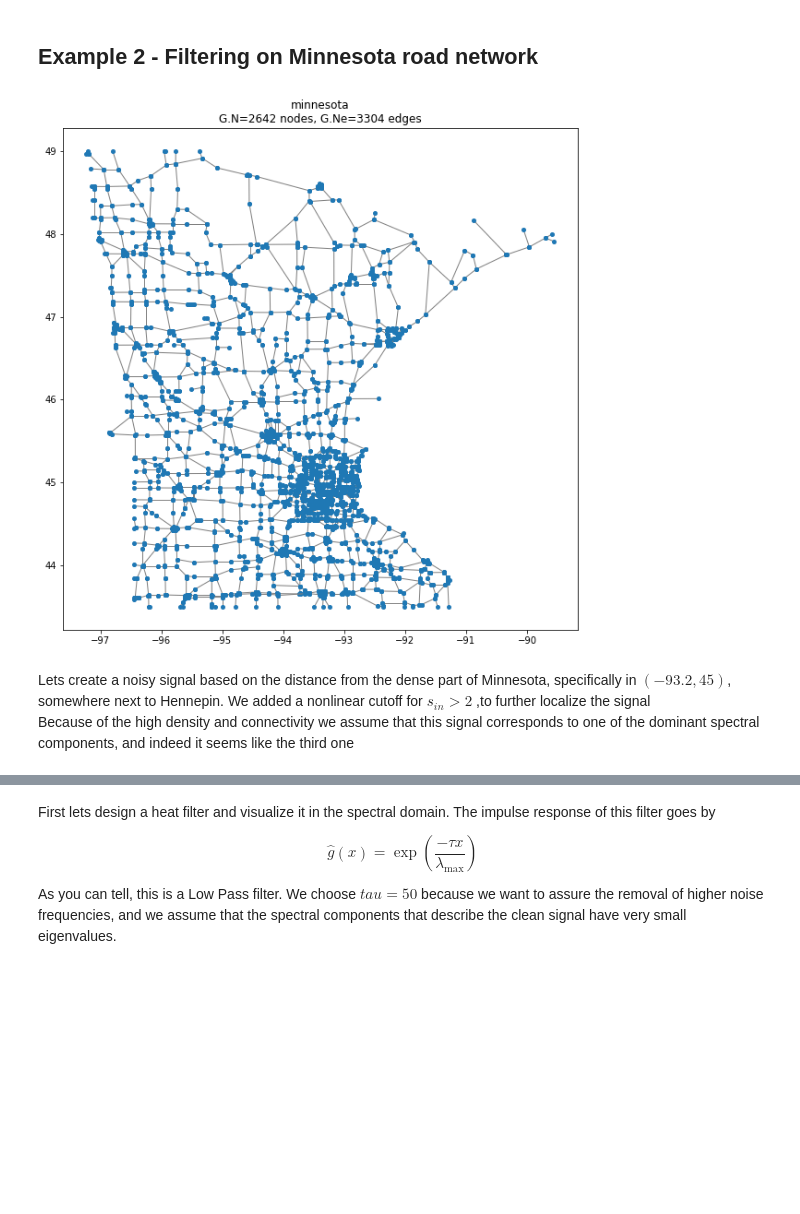
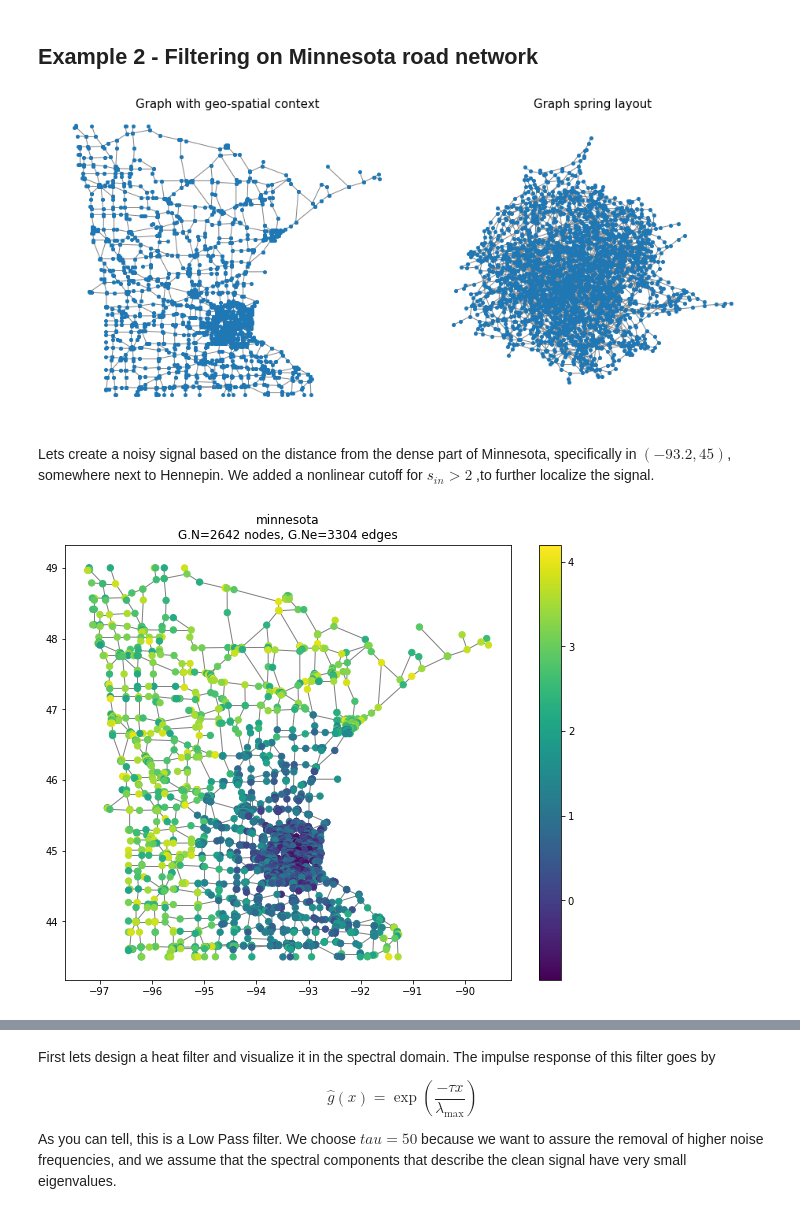
Before and after one commit to NoamGit/notebooks, a Jupyter notebook: GSP.ipynb, the cells around one changed output, grey strips where cells are left out. Drawn from its saved outputs; the diff is of its cells as text; code cells hidden in the pictures; blank space fills up the shorter version.

```diff
--- a/GSP.ipynb
+++ b/GSP.ipynb
@@ -80,17 +79,3 @@ plt.show()
 [figure]
 # %% [markdown]
 ## Example 2 - Filtering on Minnesota road network
-# %%
-from pygsp import graphs, filters
-from pygsp import plotting
-import matplotlib.pylab as plt
-
-plt.style.use('seaborn-deep')
-fig = plt.figure(figsize= (10,10))
-ax = fig.gca()
-plottingparam = dict(backend='matplotlib')
-G = graphs.Minnesota()
-plotting.plot(G,ax = ax,**plottingparam)
-plt.show()
-# %% [output]
-[figure, removed]
@@ -99,9 +82,42 @@ G.compute_fourier_basis()
+# %%
+from pygsp import graphs, filters
+from pygsp import plotting
+import matplotlib.pylab as plt
+
+G = graphs.Minnesota()
+G.compute_fourier_basis() # caching fourier basis
+
+# plotting code
+fig, axes = plt.subplots(1, 2, figsize=(13, 6))
+plottingparam = dict(backend='matplotlib')
+nx_plotting_param = dict(node_color='#1f77b4', node_size=10, with_labels=False
+             , alpha=1, linewidths=2
+             , edge_color='Gray', edge_alpha=0.1)
+plotting.plot(G,ax = axes[0],**plottingparam)
+_ = axes[0].set_title('Graph with geo-spatial context',fontsize=15)
+axes[0].set_axis_off()
+G_nx = nx.Graph([tuple(r) for r in np.array(G.get_edge_list()[:2]).T])
+nx.draw_networkx(G_nx,ax =axes[1], **nx_plotting_param)
+_ = axes[1].set_title('Graph spring layout',fontsize=15)
+axes[1].set_axis_off()
+fig.tight_layout()
+plt.show()
+# %% [output]
+[figure, added]
 # %% [markdown]
-Lets create a noisy signal based on the distance from the dense part of Minnesota, specifically in $(-93.2, 45)$, somewhere next to Hennepin. We added a nonlinear cutoff for $s_{in}>2$ ,to further localize the signal
-Because of the high density and connectivity we assume that this signal corresponds to one of the dominant spectral components, and indeed it seems like the third one
+Lets create a noisy signal based on the distance from the dense part of Minnesota, specifically in $(-93.2, 45)$, somewhere next to Hennepin. We added a nonlinear cutoff for $s_{in}>2$ ,to further localize the signal.
 # %%
 rs = np.random.RandomState()
 s = np.zeros(G.N)
 s += np.sqrt(np.sum((G.coords - np.array([-93.2, 45]))**2, axis=1))
 s[s>2] = 3
 s += rs.uniform(-1,1, size=G.N)
+
+# plotting code
+fig = plt.figure(figsize= (10,8))
+plt.style.use('seaborn-deep')
+ax = fig.gca()
+plotting.plot_signal(G,s,ax=ax,**plottingparam)
+plt.show()
+# %% [output]
+[figure, added]
```
Also changed, not shown: parts of 11 cells of this notebook, 17 other files.
